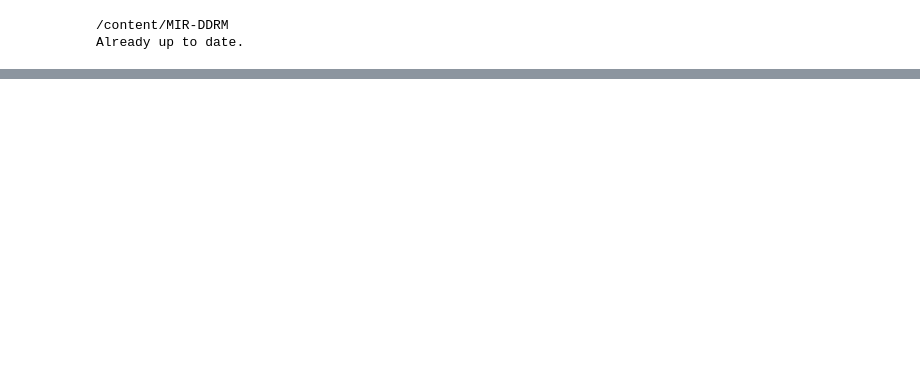
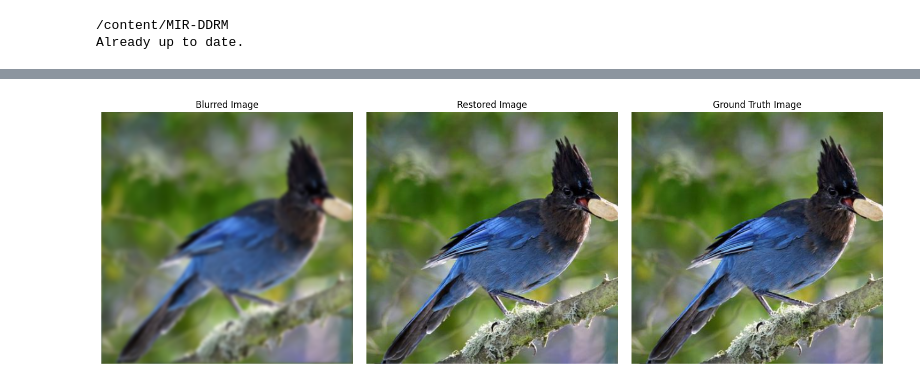
Before and after one commit to anesgh58/MIR-DDRM, a Jupyter notebook: MIR_DDRM.ipynb, the cells around one changed output, grey strips where cells are left out. Drawn from its saved outputs; the diff is of its cells as text; code cells hidden in the pictures; blank space fills up the shorter version.

```diff
--- a/MIR_DDRM.ipynb
+++ b/MIR_DDRM.ipynb
@@ -69,0 +30,28 @@ Start from 0
+# %%
+from PIL import Image
+import matplotlib.pyplot as plt
+
+# Specify the paths to your image files
+image_path_restored = 'exp/image_samples/deblur_imgnet_sigma_0/0_-1.png'
+image_path_GT = 'exp/image_samples/deblur_imgnet_sigma_0/orig_0.png'
+image_path_blurred = 'exp/image_samples/deblur_imgnet_sigma_0/y0_0.png'
+
+# Create a figure to hold the images
+fig, axes = plt.subplots(1, 3, figsize=(15, 5))  # 1 row, 3 columns
+
+# List of images and titles
+images = [(image_path_blurred, "Blurred Image"),
+          (image_path_restored, "Restored Image"),
+          (image_path_GT, "Ground Truth Image")]
+
+# Loop through the images and display them
+for ax, (image_path, title) in zip(axes, images):
+    img = Image.open(image_path)
+    ax.imshow(img)
+    ax.axis('off')  # Hide axes
+    ax.set_title(title)
+
+plt.tight_layout()  # Adjust layout
+plt.show()
+# %% [output]
+[figure, added]
```
Also changed, not shown: parts of 3 cells of this notebook.
